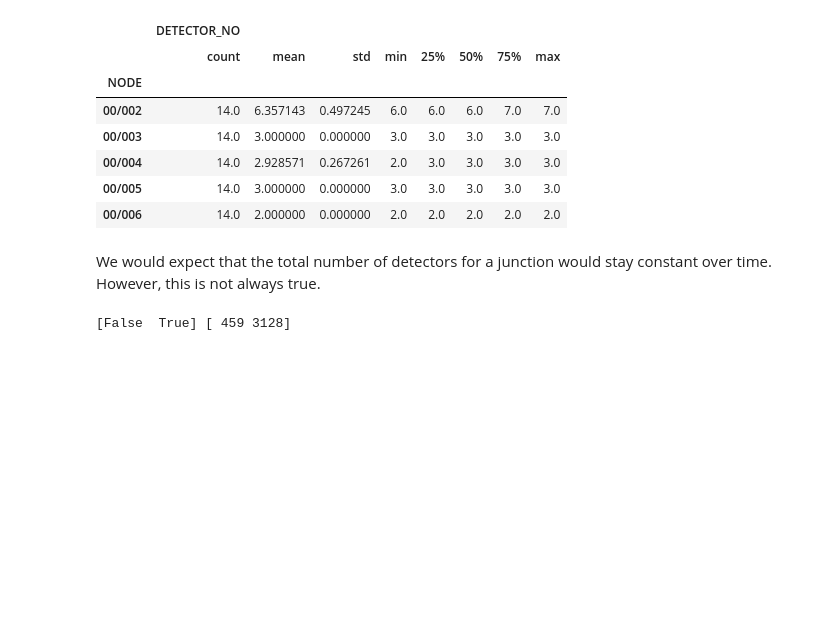
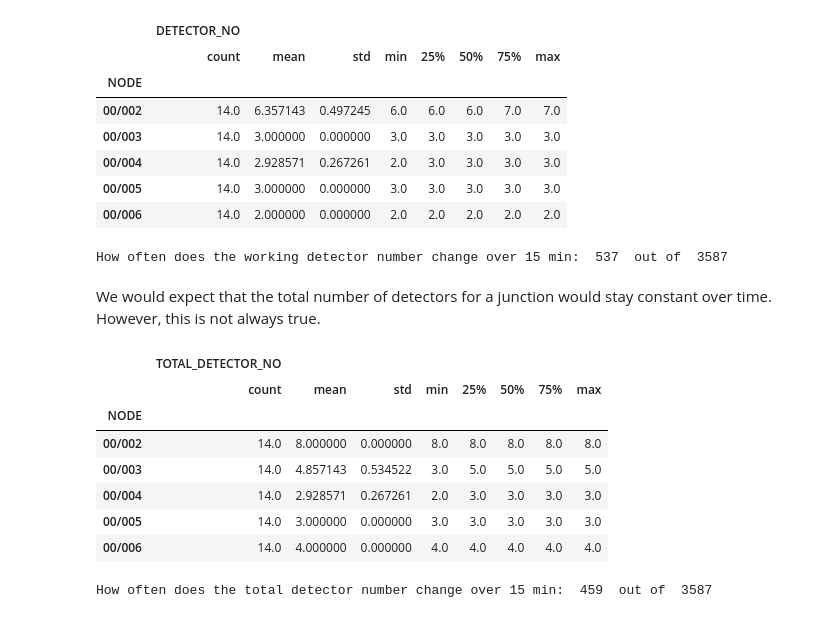
Before and after one commit to dssg/air_pollution_estimation, a Jupyter notebook: notebooks/20190611_CW_explore_TIMS.ipynb, the cells around one changed output. Cells and saved outputs as stored; diff of their text form; code cells hidden in the pictures; blank space fills up the shorter version.

```diff
--- a/notebooks/20190611_CW_explore_TIMS.ipynb
+++ b/notebooks/20190611_CW_explore_TIMS.ipynb
@@ -268,12 +293,26 @@ detector_no_stats.head()
 | 00/004 | 14.0 | 2.928571 | 0.267261 | 2.0 | 3.0 | 3.0 | 3.0 | 3.0 |
 | 00/005 | 14.0 | 3.000000 | 0.000000 | 3.0 | 3.0 | 3.0 | 3.0 | 3.0 |
 | 00/006 | 14.0 | 2.000000 | 0.000000 | 2.0 | 2.0 | 2.0 | 2.0 | 2.0 |
+# %%
+values, counts = np.unique(detector_no_stats["DETECTOR_NO"]["std"] == 0, return_counts=True)
+print("How often does the working detector number change over 15 min: ",counts[0]," out of ", num_nodes )
+# %% [output]
+How often does the working detector number change over 15 min:  537  out of  3587
 # %% [markdown]
 We would expect that the total number of detectors for a junction would stay constant over time. However, this is not always true.
+# %%
+total_detector_no_stats.head()
+# %% [output]
+|  | TOTAL_DETECTOR_NO |  |  |  |  |  |  |  |
+|  | count | mean | std | min | 25% | 50% | 75% | max |
+| NODE |  |  |  |  |  |  |  |  |
+| 00/002 | 14.0 | 8.000000 | 0.000000 | 8.0 | 8.0 | 8.0 | 8.0 | 8.0 |
+| 00/003 | 14.0 | 4.857143 | 0.534522 | 3.0 | 5.0 | 5.0 | 5.0 | 5.0 |
+| 00/004 | 14.0 | 2.928571 | 0.267261 | 2.0 | 3.0 | 3.0 | 3.0 | 3.0 |
+| 00/005 | 14.0 | 3.000000 | 0.000000 | 3.0 | 3.0 | 3.0 | 3.0 | 3.0 |
+| 00/006 | 14.0 | 4.000000 | 0.000000 | 4.0 | 4.0 | 4.0 | 4.0 | 4.0 |
 # %%
-# total_detector_no_stats.head()
-
 values, counts = np.unique(total_detector_no_stats["TOTAL_DETECTOR_NO"]["std"] == 0, return_counts=True)
-print(values, counts)
+print("How often does the total detector number change over 15 min: ",counts[0]," out of ", num_nodes )
 # %% [output]
-[False  True] [ 459 3128]
+How often does the total detector number change over 15 min:  459  out of  3587
```
Also changed, not shown: parts of 9 cells of this notebook.
